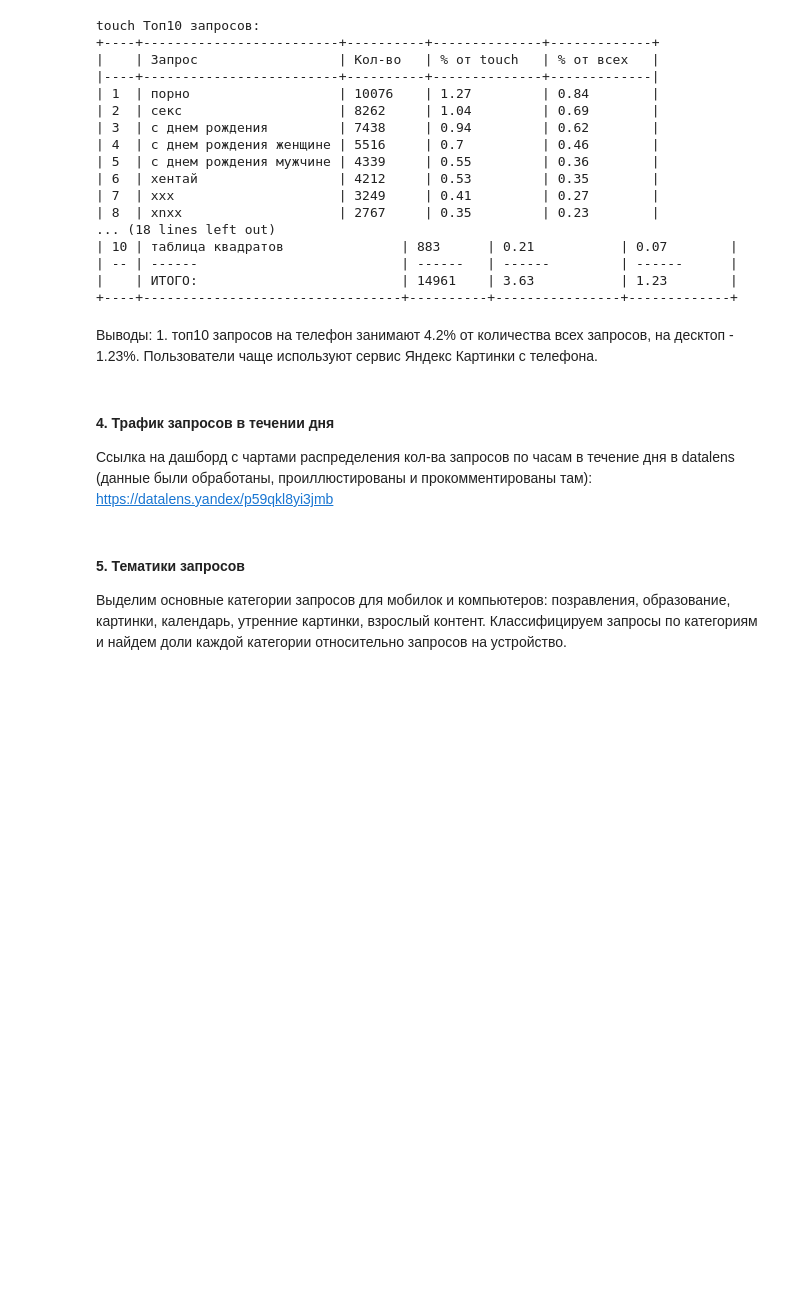
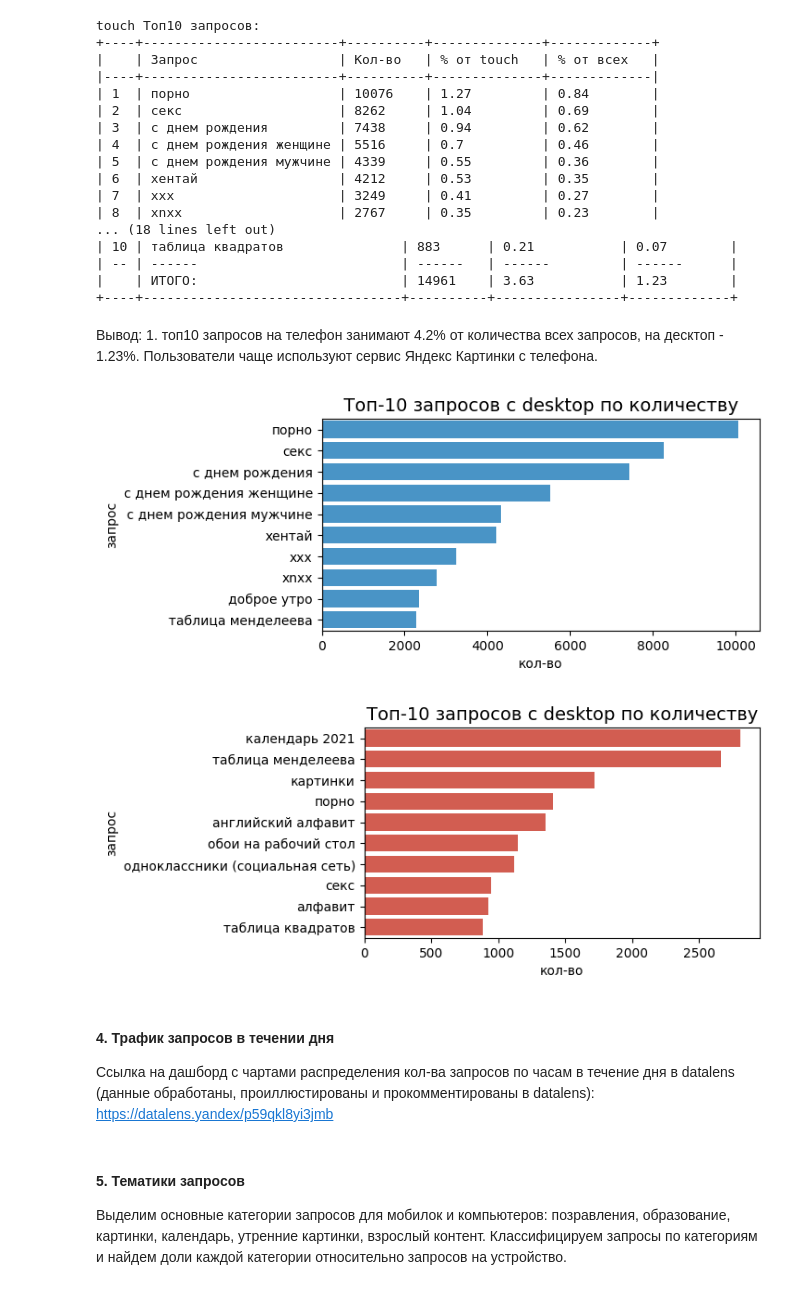
Before and after one commit to ninaprokopova/yandex_pictures_analysis, a Jupyter notebook: yandex_picture_analysis.ipynb, the cells around one changed output. Drawn from its saved outputs; the diff is of its cells as text; code cells hidden in the pictures; blank space fills up the shorter version.

```diff
--- a/yandex_picture_analysis.ipynb
+++ b/yandex_picture_analysis.ipynb
@@ -150,12 +161,33 @@ touch Топ10 запросов:
 |    | ИТОГО:                          | 14961    | 3.63           | 1.23        |
 +----+---------------------------------+----------+----------------+-------------+
 # %% [markdown]
-Выводы: 1. топ10 запросов на телефон занимают 4.2% от количества всех запросов, на десктоп - 1.23%. Пользователи чаще используют сервис Яндекс Картинки с телефона.
+Вывод: 1. топ10 запросов на телефон занимают 4.2% от количества всех запросов, на десктоп - 1.23%. Пользователи чаще используют сервис Яндекс Картинки с телефона.
+# %%
+plt.figure(figsize=(8, 4))
+sns.barplot(data=top_10_touch, x='cnt', y='query_lower', orient='h', color='#3498db')
+plt.title('Топ-10 запросов с desktop по количеству', fontsize=14)
+plt.xlabel('кол-во')
+plt.ylabel('запрос')
+plt.tight_layout()
+plt.gcf().set_size_inches(7,3)
+plt.show()
+
+plt.figure(figsize=(8, 4))
+sns.barplot(data=top_10_desktop, x='cnt', y='query_lower', orient='h', color='#e74c3c')
+plt.title('Топ-10 запросов с desktop по количеству', fontsize=14)
+plt.xlabel('кол-во')
+plt.ylabel('запрос')
+plt.tight_layout()
+plt.gcf().set_size_inches(7,3)
+plt.show()
+# %% [output]
+[figure, added]
+[figure, added]
 # %% [markdown]
 #### 4. Трафик запросов в течении дня
 
-Ссылка на дашборд с чартами распределения кол-ва запросов по часам в течение дня в datalens (данные были обработаны, проиллюстированы и прокомментированы
-там): https://datalens.yandex/p59qkl8yi3jmb
+Ссылка на дашборд с чартами распределения кол-ва запросов по часам в течение дня в datalens (данные обработаны, проиллюстированы и прокомментированы
+в datalens): https://datalens.yandex/p59qkl8yi3jmb
 # %% [markdown]
 #### 5. Тематики запросов
 Выделим основные категории запросов для мобилок и компьютеров: позравления, образование, картинки, календарь, утренние картинки, взрослый контент. Классифицируем запросы по категориям и найдем доли каждой категории относительно запросов на устройство.
```
Also changed, not shown: parts of 9 cells of this notebook, 1 other file.
